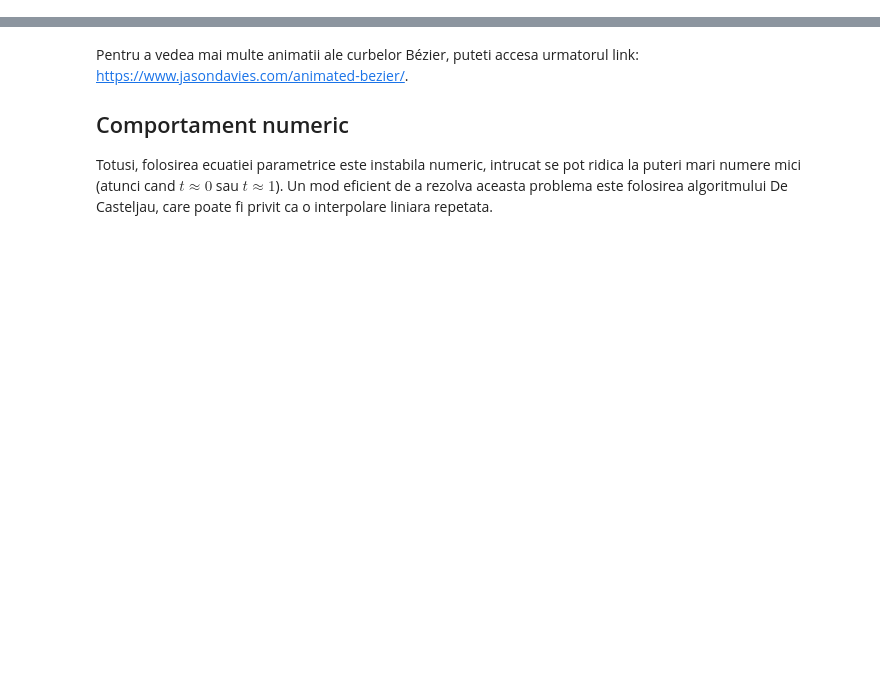
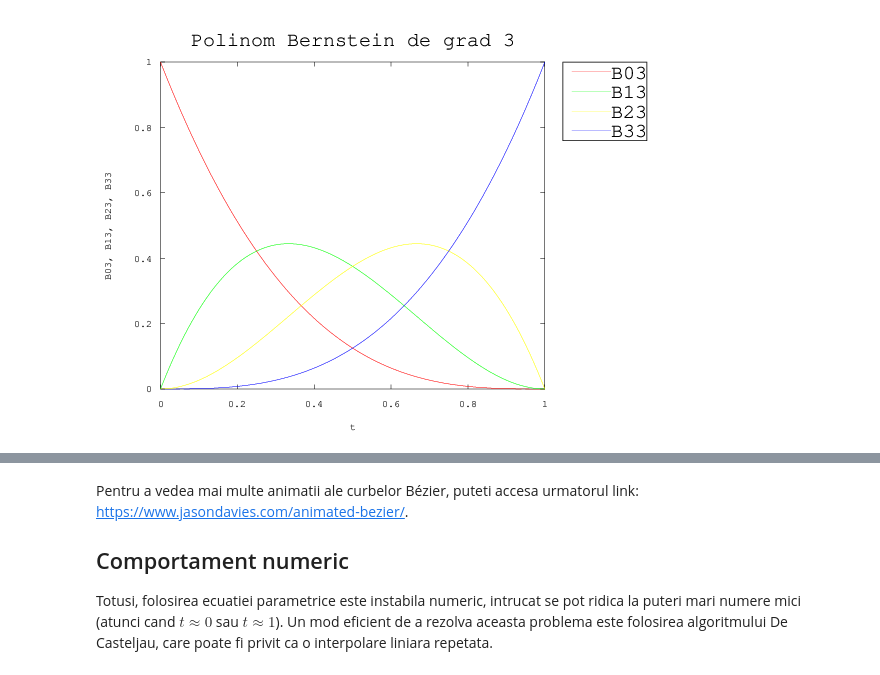
Before and after one commit to adinasm/numerical-methods-labs, a Jupyter notebook: Bezier.ipynb, the cells around one changed output, grey strips where cells are left out. Saved outputs shown, nothing was run; the diff lists cells and outputs as text; code cells hidden in the pictures; blank space fills up the shorter version.

```diff
--- a/Bezier.ipynb
+++ b/Bezier.ipynb
@@ -30,0 +81,26 @@ pentru $i = \overline{0, n}$, unde  $$C_n^i = \frac{n!}{i!\cdot  (n-i)!}$$
+# %%
+t = linspace(0, 1, 100);
+
+B03 = (1 - t) .^ 3;
+plot(t, B03, "r");
+hold on;
+
+B13 = 3 * t .* (1 - t) .^ 2;
+plot(t, B13, "g");
+hold on;
+
+B23 = 3 * t .^ 2 .* (1 - t);
+plot(t, B23, "y");
+hold on;
+
+B33 = t .^ 3;
+plot(t, B33, "b");
+
+title ("Polinom Bernstein de grad 3", "fontsize", 20);
+xlabel("t");
+ylabel("B03, B13, B23, B33");
+h = legend ("B03", "B13", "B23", "B33");
+legend (h, "location", "northeastoutside");
+set (h, "fontsize", 20);
+# %% [output]
+[figure, added]
```
Also changed, not shown: parts of 14 cells of this notebook.
